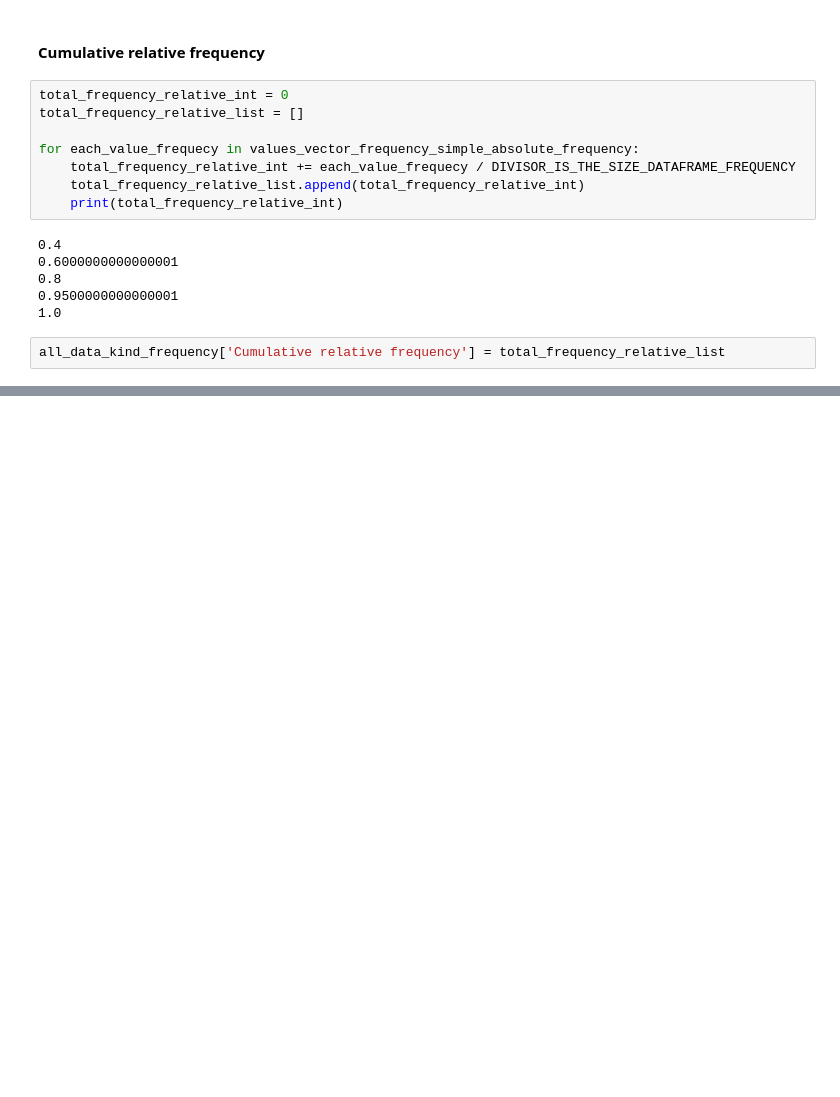
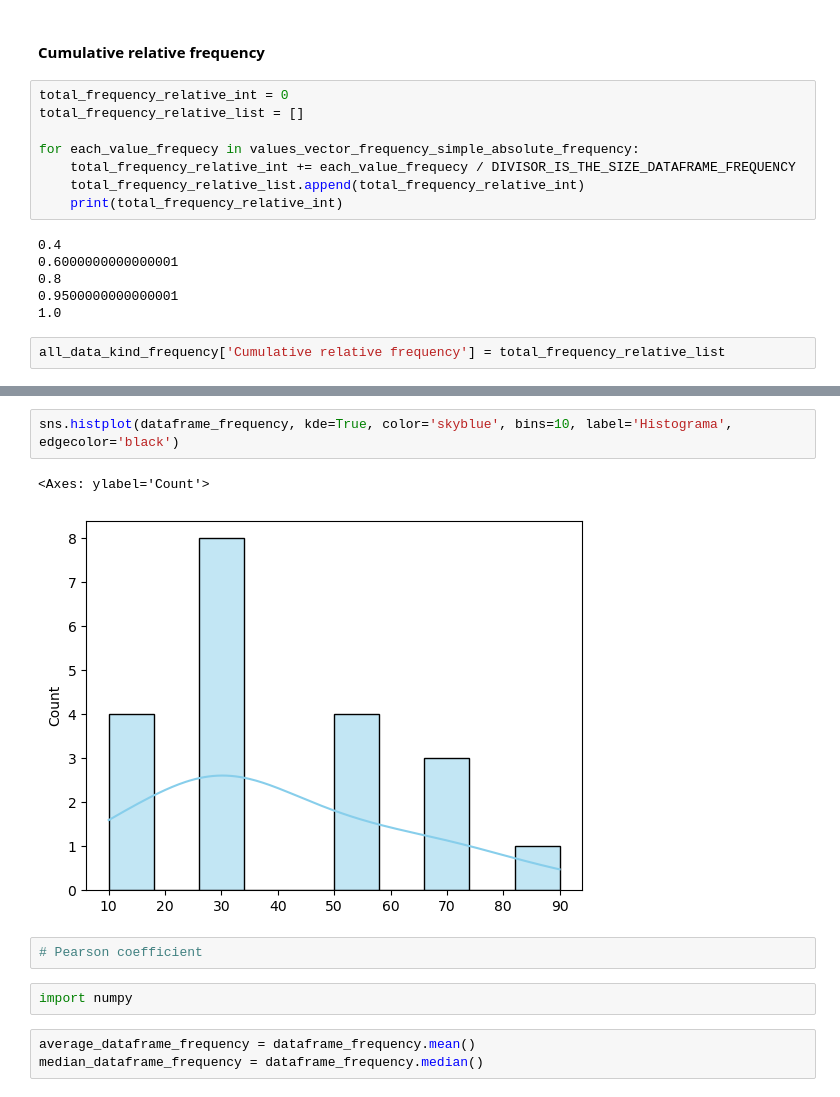
Before and after one commit to JoamirS/pandas-python, a Jupyter notebook: Engineer/Estatística descritiva 01.ipynb, the cells around one changed output, grey strips where cells are left out. Drawn from its saved outputs; the diff is of its cells as text; blank space fills up the shorter version.

Commit message:
Separating Measures and Coefficient of Asymmetry

```diff
--- a/Engineer/Estatística descritiva 01.ipynb
+++ b/Engineer/Estatística descritiva 01.ipynb
@@ -147,0 +179,12 @@ all_data_kind_frequency
+# %%
+sns.histplot(dataframe_frequency, kde=True, color='skyblue', bins=10, label='Histograma', edgecolor='black')
+# %% [output]
+<Axes: ylabel='Count'>
+[figure, added]
+# %%
+# Pearson coefficient
+# %%
+import numpy
+# %%
+average_dataframe_frequency = dataframe_frequency.mean()
+median_dataframe_frequency = dataframe_frequency.median()
```
Also changed, not shown: parts of 11 cells of this notebook.
